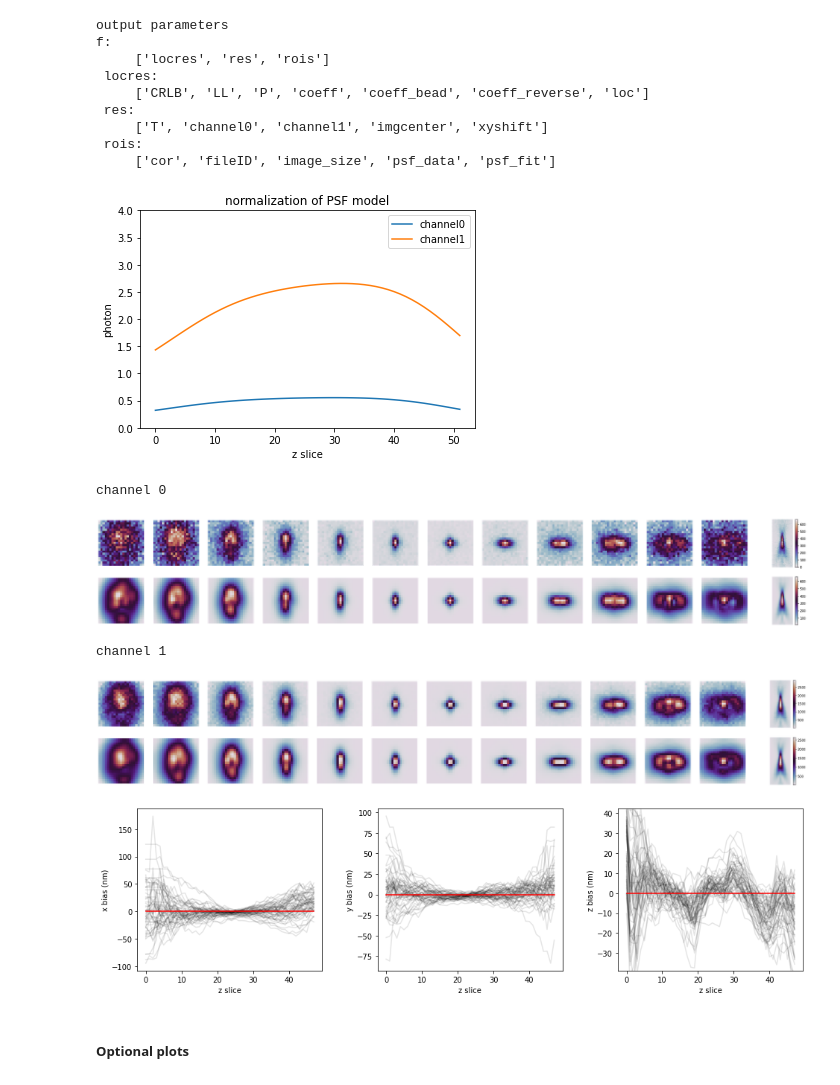
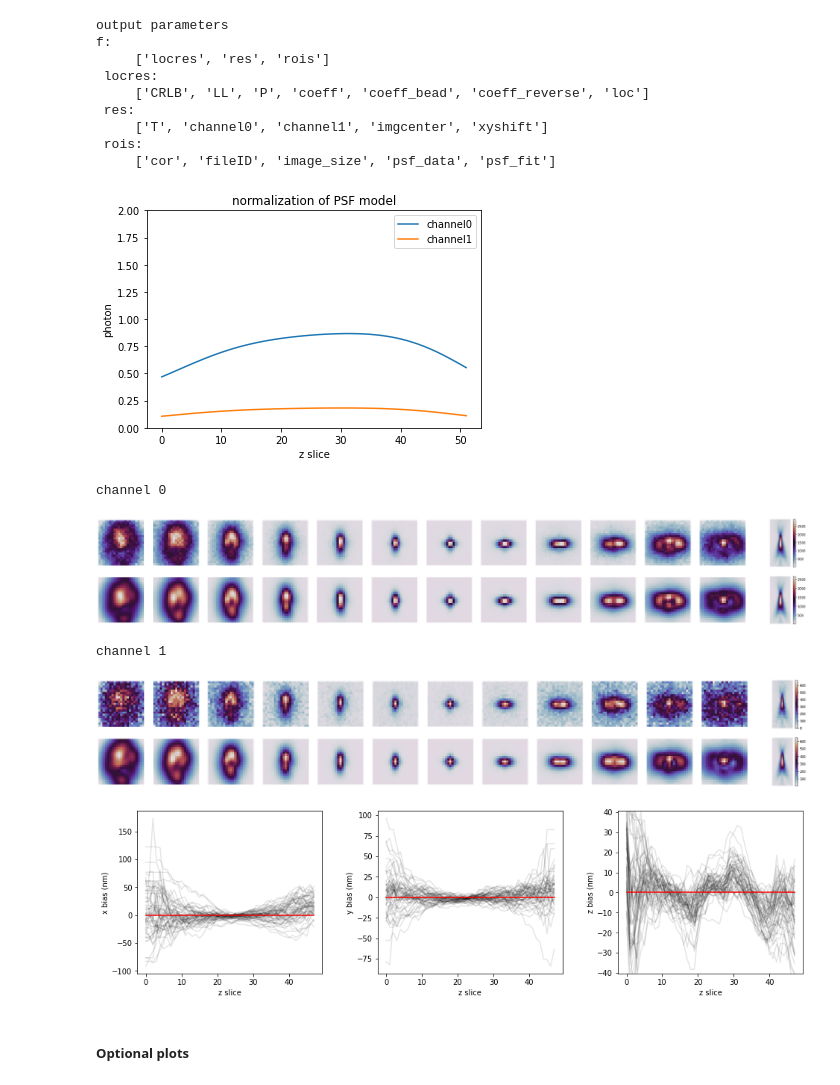
Before and after one commit to ries-lab/uiPSF, a Jupyter notebook: demo/demo_beadPSF_2ch.ipynb, the cells around one changed output. Drawn from its saved outputs; the diff is of its cells as text; code cells hidden in the pictures.

```diff
--- a/demo/demo_beadPSF_2ch.ipynb
+++ b/demo/demo_beadPSF_2ch.ipynb
@@ -34,7 +34,7 @@ L.param.gain = 1
 L.param.ccd_offset = 400
 L.param.FOV.z_step = 5
 L.param.pixel_size.z = 0.05 # micron, equal to z_step*stepsize_of_the_data
-L.param.ref_channel = 0 # choose the brighter channel as the reference channel, 0 or 1
+L.param.ref_channel = 1 # choose the brighter channel as the reference channel, 0 or 1
 L.param.roi.max_bead_number = 100
 L.param.batch_size = 50 # lower this number if out of memory
 #L.param.option.model.var_photon = True
@@ -117,25 +117,25 @@ f:
 # %%
 plt.plot(np.sum(f.res.channel0.I_model,axis=(-1,-2)),label='channel0')
 plt.plot(np.sum(f.res.channel1.I_model,axis=(-1,-2)),label='channel1')
-plt.ylim([0,4])
+plt.ylim([0,2])
 plt.xlabel("z slice")
 plt.ylabel("photon")
 plt.title("normalization of PSF model")
 plt.legend()
 plt.show()
 # %% [output]
-[figure, old version]
+[figure, new version]
 # %%
 showpsfvsdata(f,p,index=0)
 # %% [output]
 channel 0
-[figure, old version]
+[figure, new version]
 channel 1
-[figure, old version]
+[figure, new version]
 # %%
 showlocalization(f,p)
 # %% [output]
-[figure, old version]
+[figure, new version]
 # %% [markdown]
 ##### Optional plots
 # %%
```
Also changed, not shown: parts of 6 cells of this notebook, 12 other files.
